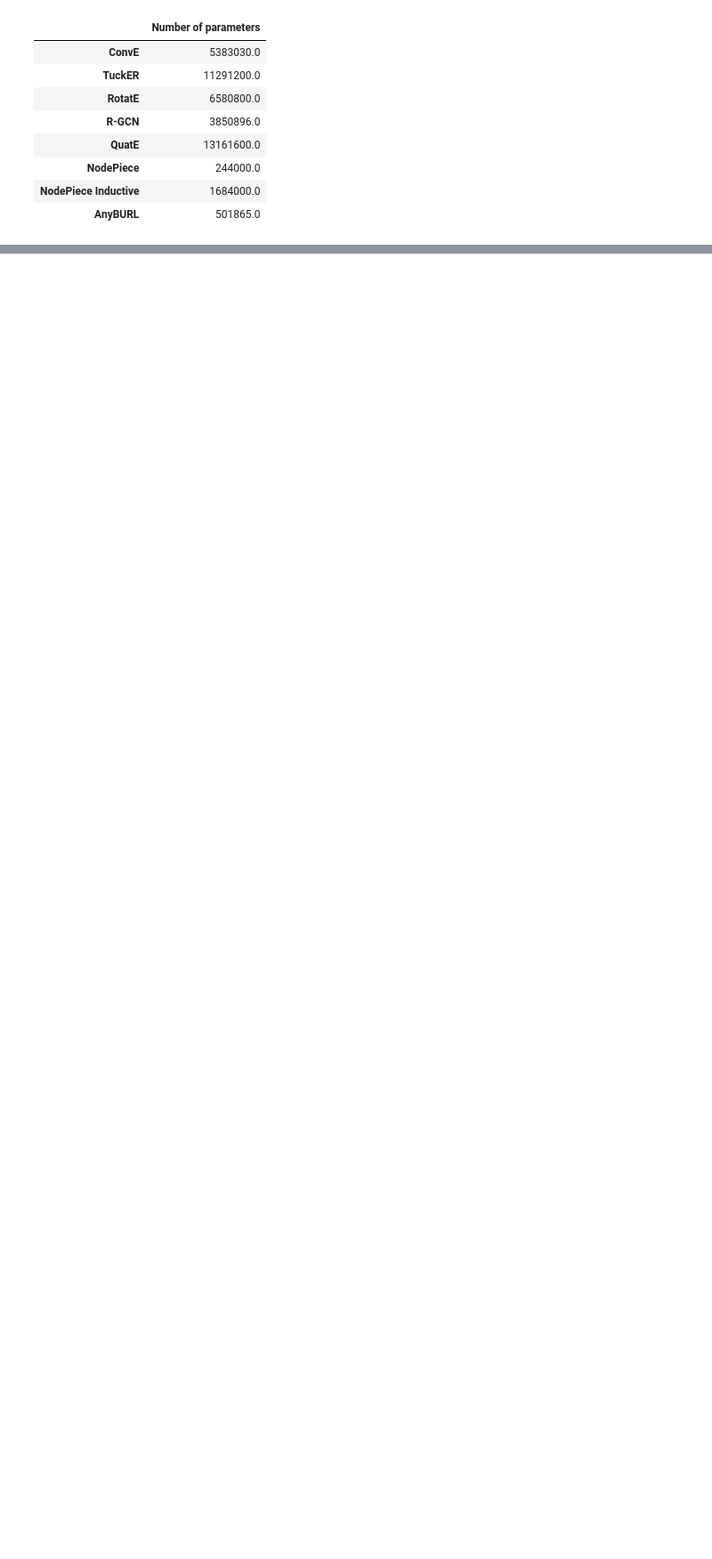
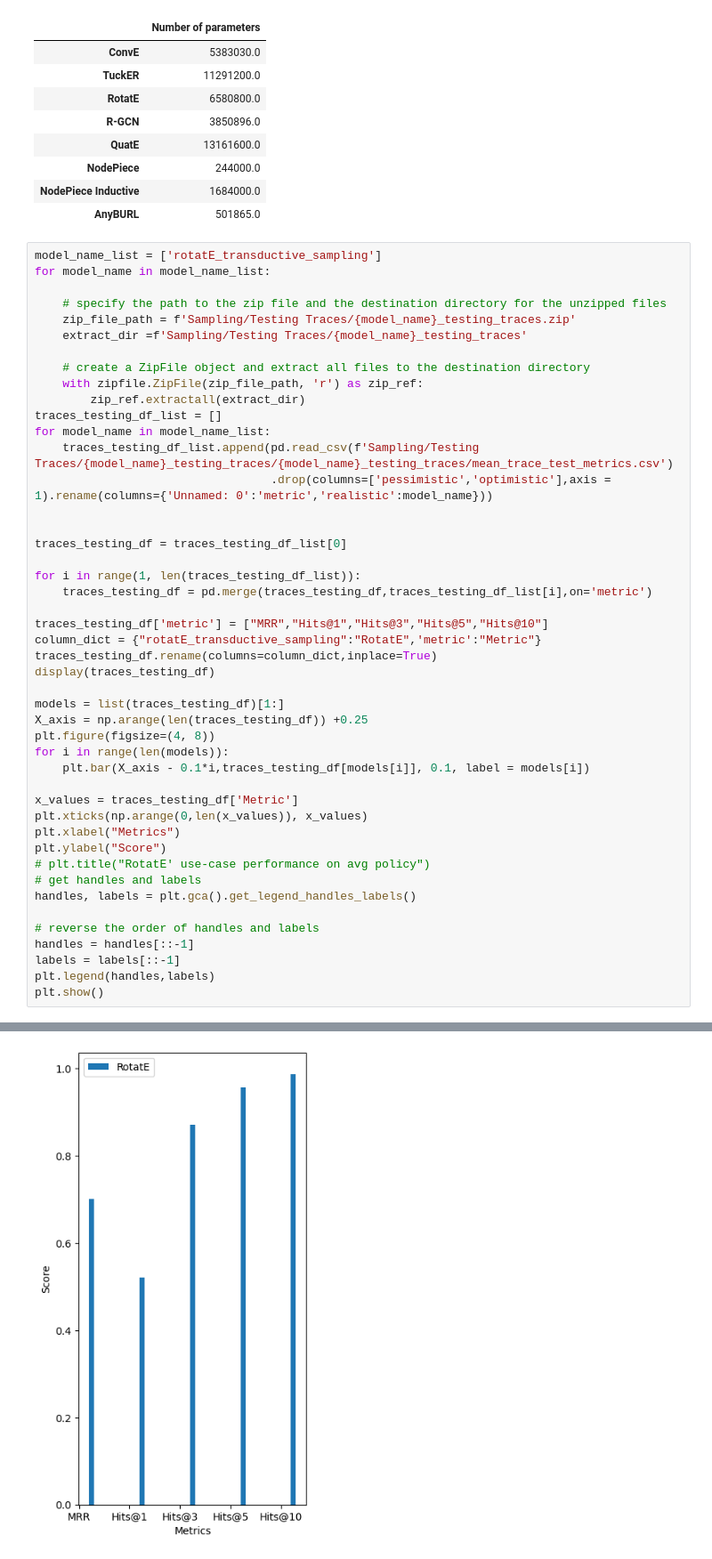
Before and after one commit to GianlucaRub/Master-Thesis, a Jupyter notebook: Training and Testing/Gianluca - Results Visualization Alibaba names.ipynb, the cells around one changed output, grey strips where cells are left out. Shown at 89% size. Saved outputs shown, nothing was run; the diff lists cells and outputs as text; blank space fills up the shorter version.

Commit message:
Added rotatE traces analysis

```diff
--- a/Training and Testing/Gianluca - Results Visualization Alibaba names.ipynb
+++ b/Training and Testing/Gianluca - Results Visualization Alibaba names.ipynb
@@ -1858,3 +1858,50 @@ plot_number_parameters_io()
 | NodePiece | 244000.0 |
 | NodePiece Inductive | 1684000.0 |
 | AnyBURL | 501865.0 |
+# %%
+model_name_list = ['rotatE_transductive_sampling']
+for model_name in model_name_list:
+
+    # specify the path to the zip file and the destination directory for the unzipped files
+    zip_file_path = f'Sampling/Testing Traces/{model_name}_testing_traces.zip'
+    extract_dir =f'Sampling/Testing Traces/{model_name}_testing_traces'
+
+    # create a ZipFile object and extract all files to the destination directory
+    with zipfile.ZipFile(zip_file_path, 'r') as zip_ref:
+        zip_ref.extractall(extract_dir)
+traces_testing_df_list = []
+for model_name in model_name_list:
+    traces_testing_df_list.append(pd.read_csv(f'Sampling/Testing Traces/{model_name}_testing_traces/{model_name}_testing_traces/mean_trace_test_metrics.csv')
+                                  .drop(columns=['pessimistic','optimistic'],axis = 1).rename(columns={'Unnamed: 0':'metric','realistic':model_name}))
+
+
+traces_testing_df = traces_testing_df_list[0]
+
+for i in range(1, len(traces_testing_df_list)):
+    traces_testing_df = pd.merge(traces_testing_df,traces_testing_df_list[i],on='metric')
+
+traces_testing_df['metric'] = ["MRR","Hits@1","Hits@3","Hits@5","Hits@10"]
+column_dict = {"rotatE_transductive_sampling":"RotatE",'metric':"Metric"}
+traces_testing_df.rename(columns=column_dict,inplace=True)
+display(traces_testing_df)
+
+models = list(traces_testing_df)[1:]
+X_axis = np.arange(len(traces_testing_df)) +0.25
+plt.figure(figsize=(4, 8))
+for i in range(len(models)):
+    plt.bar(X_axis - 0.1*i,traces_testing_df[models[i]], 0.1, label = models[i])
+
+x_values = traces_testing_df['Metric']
+plt.xticks(np.arange(0,len(x_values)), x_values)
+plt.xlabel("Metrics")
+plt.ylabel("Score")
+# plt.title("RotatE' use-case performance on avg policy")
+# get handles and labels
+handles, labels = plt.gca().get_legend_handles_labels()
+
+# reverse the order of handles and labels
+handles = handles[::-1]
+labels = labels[::-1]
+plt.legend(handles,labels)
+plt.show()
+# %% [output]
@@ -1860,0 +1914 @@ plot_number_parameters_io()
+[figure, added]
```
Also changed, not shown: parts of 1 cell of this notebook, 1 other file.
